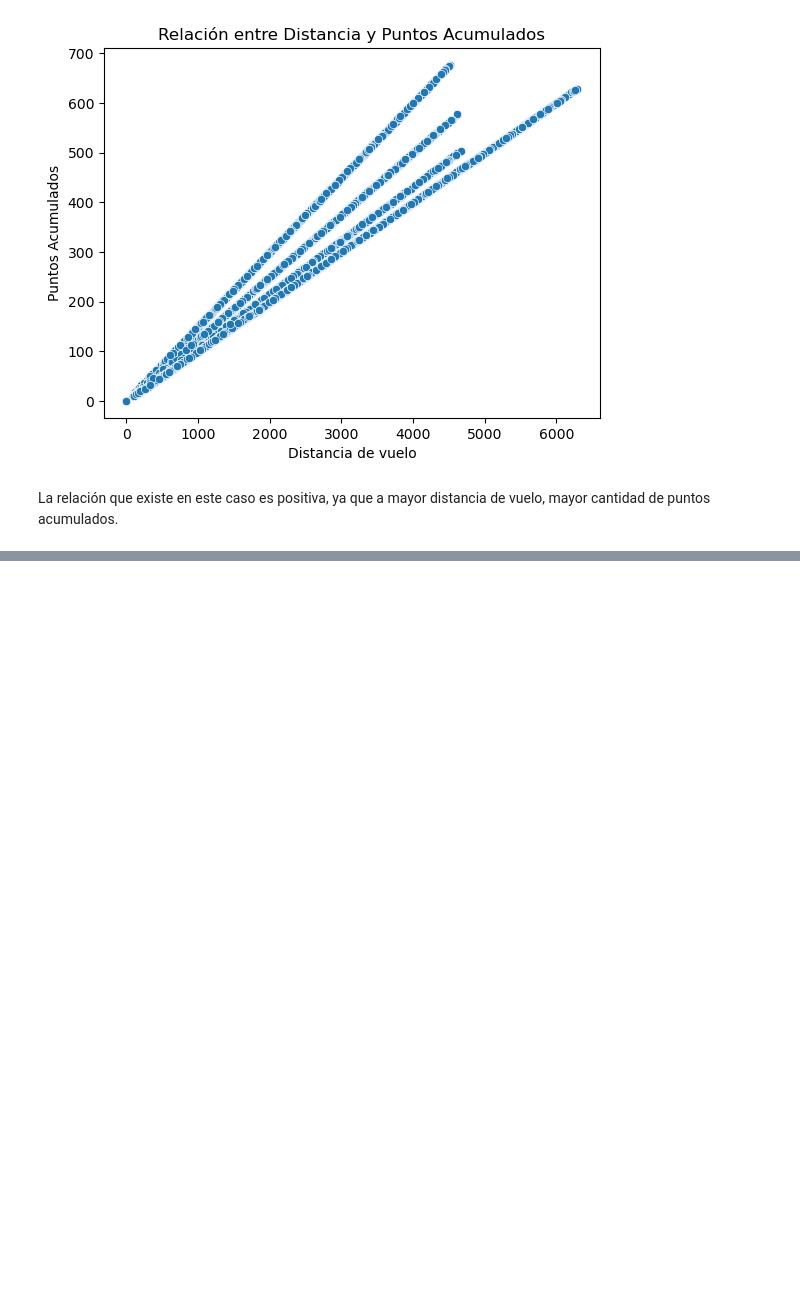
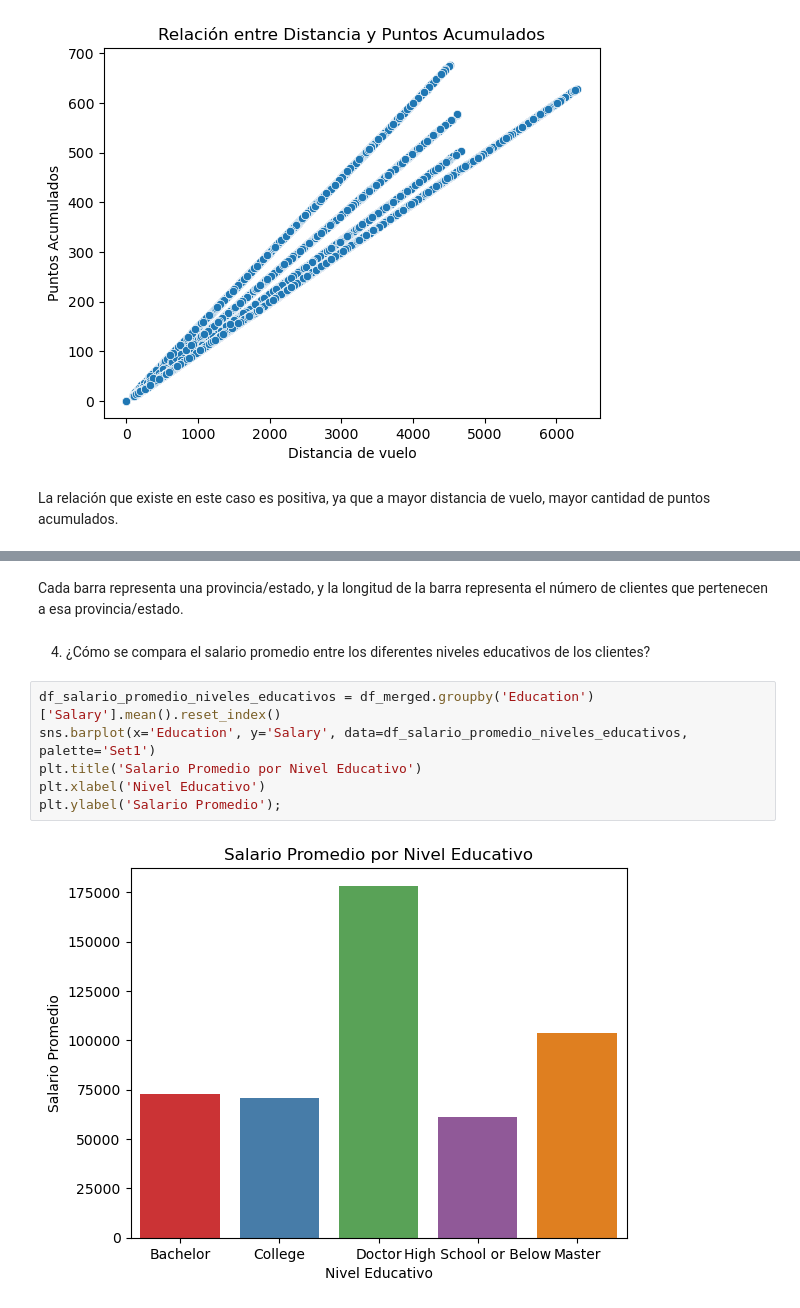
Before and after one commit to Adalab/bda-modulo-3-evaluacion-final-Beatriz-mij, a Jupyter notebook: Resolucion_evaluacion_MOD3.ipynb, the cells around one changed output, grey strips where cells are left out. Saved outputs shown, nothing was run; the diff lists cells and outputs as text; blank space fills up the shorter version.

```diff
--- a/Resolucion_evaluacion_MOD3.ipynb
+++ b/Resolucion_evaluacion_MOD3.ipynb
@@ -402,0 +431,12 @@ La relación que existe en este caso es positiva, ya que a mayor distancia de vu
+# %% [markdown]
+Cada barra representa una provincia/estado, y la longitud de la barra representa el número de clientes que pertenecen a esa provincia/estado.
+# %% [markdown]
+4. ¿Cómo se compara el salario promedio entre los diferentes niveles educativos de los clientes?
+# %%
+df_salario_promedio_niveles_educativos = df_merged.groupby('Education')['Salary'].mean().reset_index()
+sns.barplot(x='Education', y='Salary', data=df_salario_promedio_niveles_educativos, palette='Set1')
+plt.title('Salario Promedio por Nivel Educativo')
+plt.xlabel('Nivel Educativo')
+plt.ylabel('Salario Promedio');
+# %% [output]
+[figure, added]
```
Also changed, not shown: parts of 18 cells of this notebook, 1 other file.
